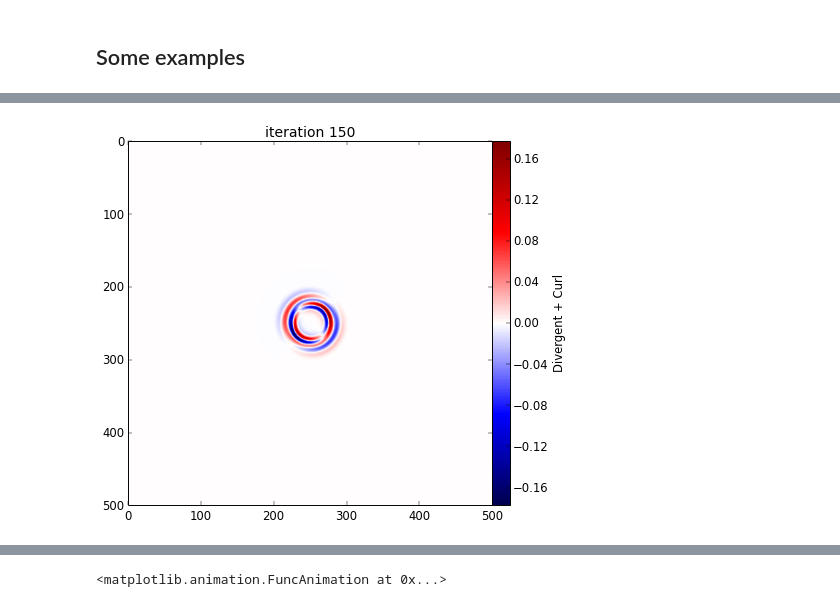
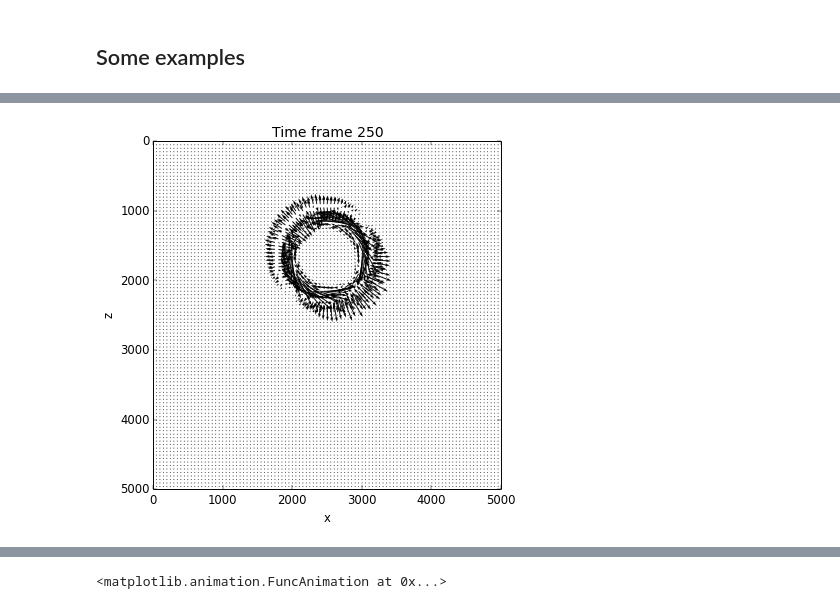
Before and after one commit to fatiando/prototypes, a Jupyter notebook: wavefd-simulation-class.ipynb, the cells around one changed output, grey strips where cells are left out. Drawn from its saved outputs; the diff is of its cells as text; code cells hidden in the pictures.

```diff
--- a/wavefd-simulation-class.ipynb
+++ b/wavefd-simulation-class.ipynb
@@ -148,14 +149,24 @@ class WaveFD2D(object):
             data = f['panels'][args]
         return data
 
-    def snapshot(self, frame, cmap=mpl.cm.seismic, embed=False, raw=False):
+    def snapshot(self, frame, embed=False, raw=False, scaled_axis=True, **kwargs):
         fig = mpl.figure(facecolor='white')
         if frame < 0:
             title = self.size + frame
         else:
             title = frame
-        mpl.title('iteration {:d}'.format(title))
-        self.plot_snapshot(frame, cmap)
+        mpl.title('Time frame {:d}'.format(title))
+        if scaled_axis:
+            mpl.axis('scaled')
+        self.plot_snapshot(frame, **kwargs)
+        ax = mpl.gca()
+        nz, nx = self.shape
+        dx, dz = nx*self.spacing, nz*self.spacing
+        ax.set_xlim(0, dx)
+        ax.set_ylim(0, dz)
+        ax.set_xlabel('x')
+        ax.set_ylabel('z')
+        ax.invert_yaxis()
         mpl.tight_layout()
         if raw or embed:
             png = print_figure(fig, dpi=70)
@@ -170,6 +181,17 @@ class WaveFD2D(object):
 
     def _repr_png_(self):
         return self.snapshot(-1, raw=True)
+
+    def explore(self, **kwargs):
+        plotargs = kwargs
+        def plot(Frame):
+            image = Image(self.snapshot(Frame, raw=True, **plotargs))
+            display(image)
+            return image
+        slider = widgets.IntSliderWidget(min=0, max=self.it, step=1, value=self.it,
+                                         description="Frame")
+        widget = widgets.interact(plot, Frame=slider)
+        return widget
 
     def run(self, iterations):
         nz, nx = self.shape
@@ -240,11 +262,15 @@ class ElasticSH(WaveFD2D):
             sim.it = sim.size - 1
         return sim
 
-    def plot_snapshot(self, frame, cmap):
+    def plot_snapshot(self, frame, **kwargs):
         with h5py.File(self.cachefile) as f:
             data = f['panels'][frame]
         scale = np.abs(data).max()
-        mpl.imshow(data, cmap=cmap, vmin=-scale, vmax=scale)
+        nz, nx = self.shape
+        dx, dz = nx*self.spacing, nz*self.spacing
+        extent = [0, dx, dz, 0]
+        cmap = kwargs.get('cmap', mpl.cm.seismic)
+        mpl.imshow(data, extent=extent, vmin=-scale, vmax=scale, cmap=cmap)
         mpl.colorbar(pad=0).set_label('Displacement')
 
     def add_point_source(self, position, wavelet):
@@ -723,7 +786,7 @@ svel = 3000*np.ones(shape)
 density = 2200*np.ones(shape)
 # %%
 sim = ElasticPSV(pvel, svel, density, spacing=10)
-sim.add_point_source((shape[0]//2, shape[1]//2), dip=45, wavelet=Ricker(5, 20, 1/20))
+sim.add_point_source((shape[0]//3, shape[1]//2), dip=45, wavelet=Ricker(5, 20, 1/20))
 # %%
 sim.cachefile
 # %% [output]
@@ -731,2 +794,2 @@ sim.cachefile
 # %%
-sim.run(400)
+sim.run(300)
@@ -737,4 +814,4 @@ sim
 # %%
-sim.snapshot(150, embed=True)
+sim.snapshot(250, embed=True, plottype=['vectors'], scale=200)
 # %% [output]
-[figure, old version]
+[figure, new version]
```
Also changed, not shown: parts of 29 cells of this notebook.
